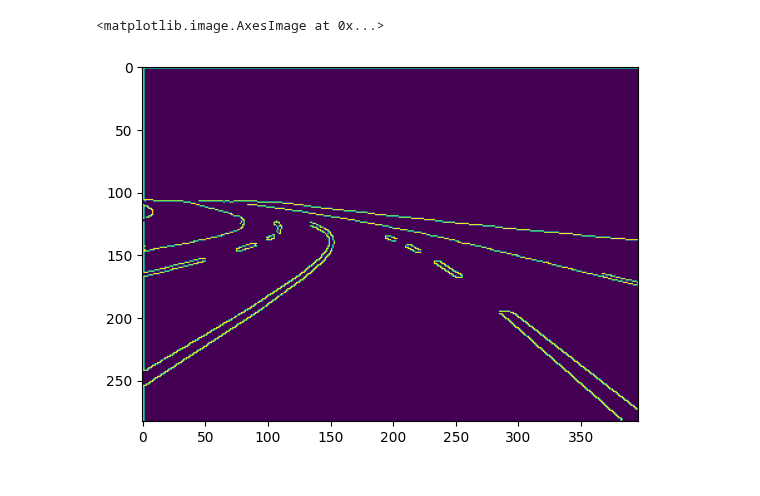
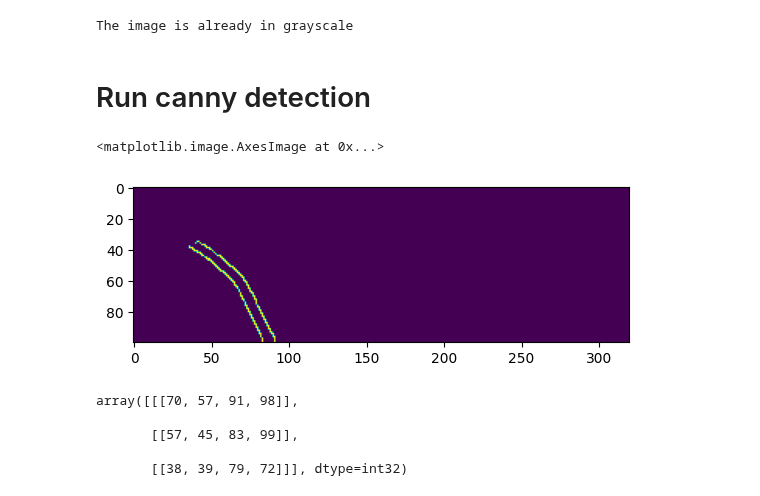
Before and after one commit to anjrew/line-detection, a Jupyter notebook: src/notebooks/5_direct_houghtransform_thick_lines.ipynb, the cells around one changed output. Saved outputs shown, nothing was run; the diff lists cells and outputs as text; code cells hidden in the pictures.

```diff
--- a/src/notebooks/5_direct_houghtransform_thick_lines.ipynb
+++ b/src/notebooks/5_direct_houghtransform_thick_lines.ipynb
@@ -2,7 +13,7 @@
 import cv2
 import matplotlib.pyplot as plt
 # %%
-image_path: str = "../../images/lane-detection-test-image.png"
+image_path: str = "../../images/mask.png"
 # %%
 image = cv2.imread(image_path, cv2.IMREAD_GRAYSCALE)
 plt.imshow(image)
@@ -13,10 +24,39 @@ plt.show()
+# %%
+# Check if the image is grayscale
+if len(image.shape) == 3 and image.shape[2] == 3:
+    print("The image is not in grayscale")
+    # Convert the image to grayscale
+    gray = cv2.cvtColor(image, cv2.COLOR_BGR2GRAY)
+else:
+    print("The image is already in grayscale")
+    gray = image.copy()
+# %% [output]
+The image is already in grayscale
+# %% [markdown]
+# Run canny detection
 # %%
 from src.project_utils.edge_detection import create_canny_edge_detection_img
 
-edges = create_canny_edge_detection_img(image)
 
-plt.imshow(edges)
+canny_image = create_canny_edge_detection_img(
+    image,lower_threshold=12,
+    upper_threshold=200,
+    gaussian_kernel_size=(17,17)
+)
+plt.imshow(canny_image)
 # %% [output]
 <matplotlib.image.AxesImage at 0x...>
-[figure, old version]
+[figure, new version]
+# %%
+from src.project_utils.hough_transform import get_hough_lines
+
+# Get lines using the default parameters
+lines = get_hough_lines(canny_image, threshold=17 , min_line_length=40, max_line_gap=17)
+lines
+# %% [output]
+array([[[70, 57, 91, 98]],
+
+       [[57, 45, 83, 99]],
+
+       [[38, 39, 79, 72]]], dtype=int32)
 # %%
```
Also changed, not shown: parts of 7 cells of this notebook, 2 other files.
